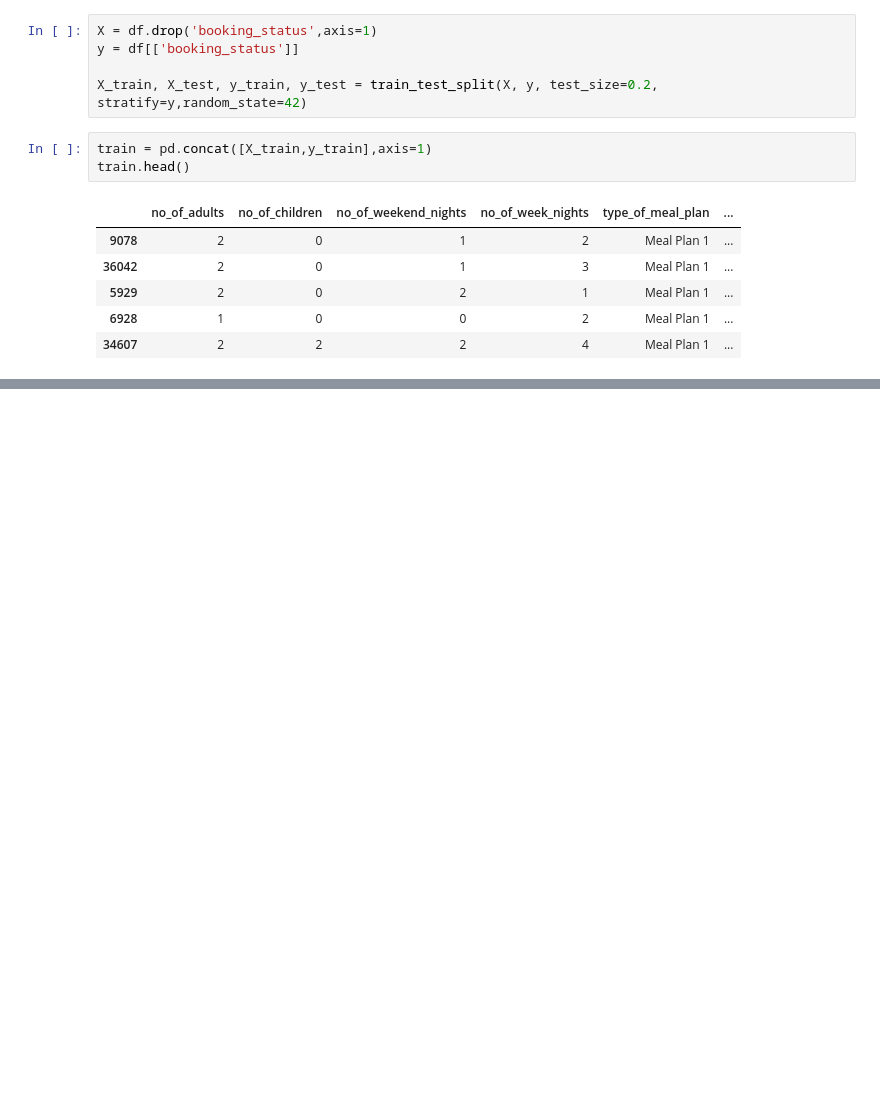
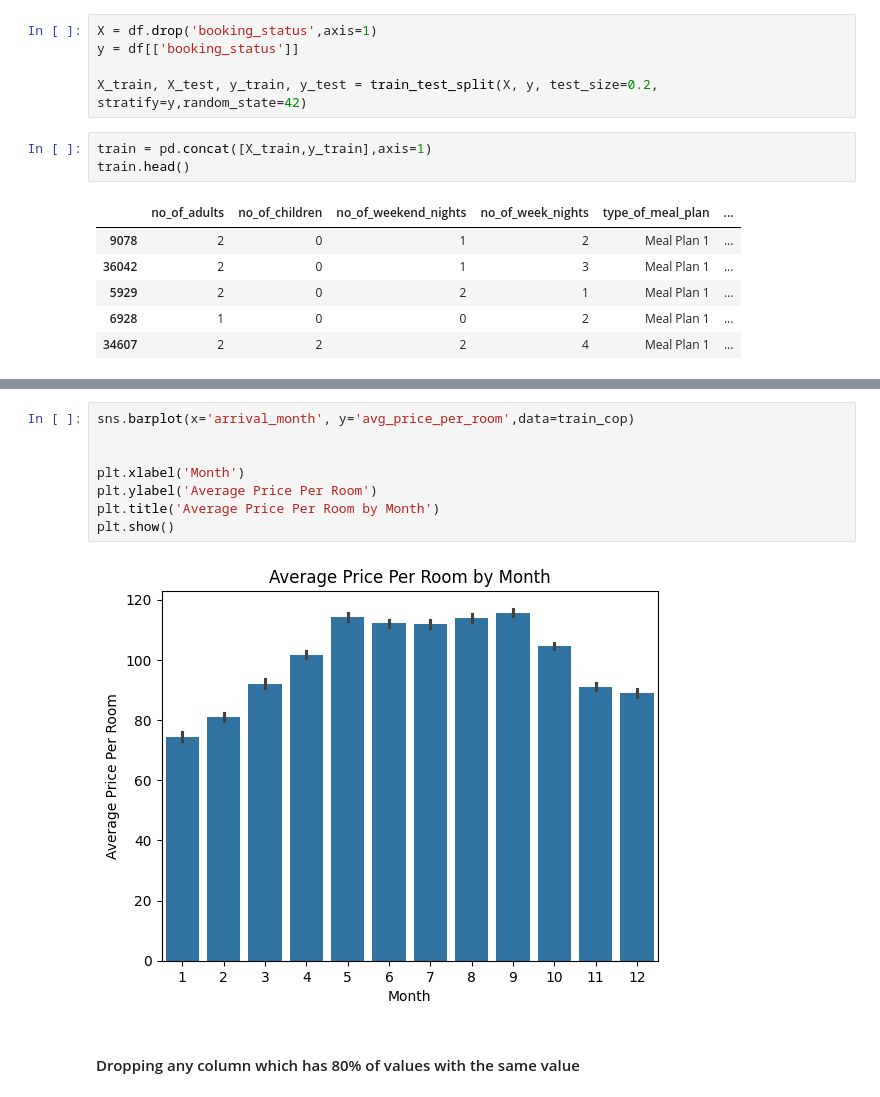
Before and after one commit to navanish17/Lab_assesment, a Jupyter notebook: research/trials.ipynb, the cells around one changed output, grey strips where cells are left out. Saved outputs shown, nothing was run; the diff lists cells and outputs as text; blank space fills up the shorter version.

```diff
--- a/research/trials.ipynb
+++ b/research/trials.ipynb
@@ -215,0 +275,12 @@ train.head()
+# %%
+sns.barplot(x='arrival_month', y='avg_price_per_room',data=train_cop)
+
+
+plt.xlabel('Month')
+plt.ylabel('Average Price Per Room')
+plt.title('Average Price Per Room by Month')
+plt.show()
+# %% [output]
+[figure, added]
+# %% [markdown]
+#### Dropping any column which has 80% of values with the same value
```
Also changed, not shown: parts of 23 cells of this notebook.
